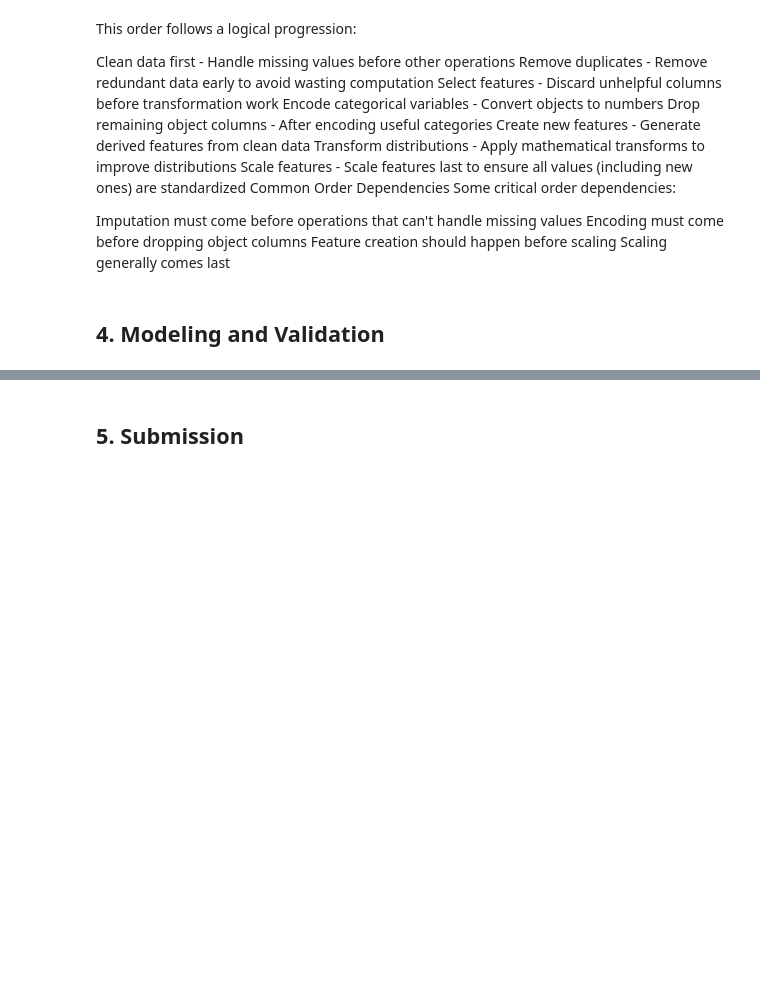
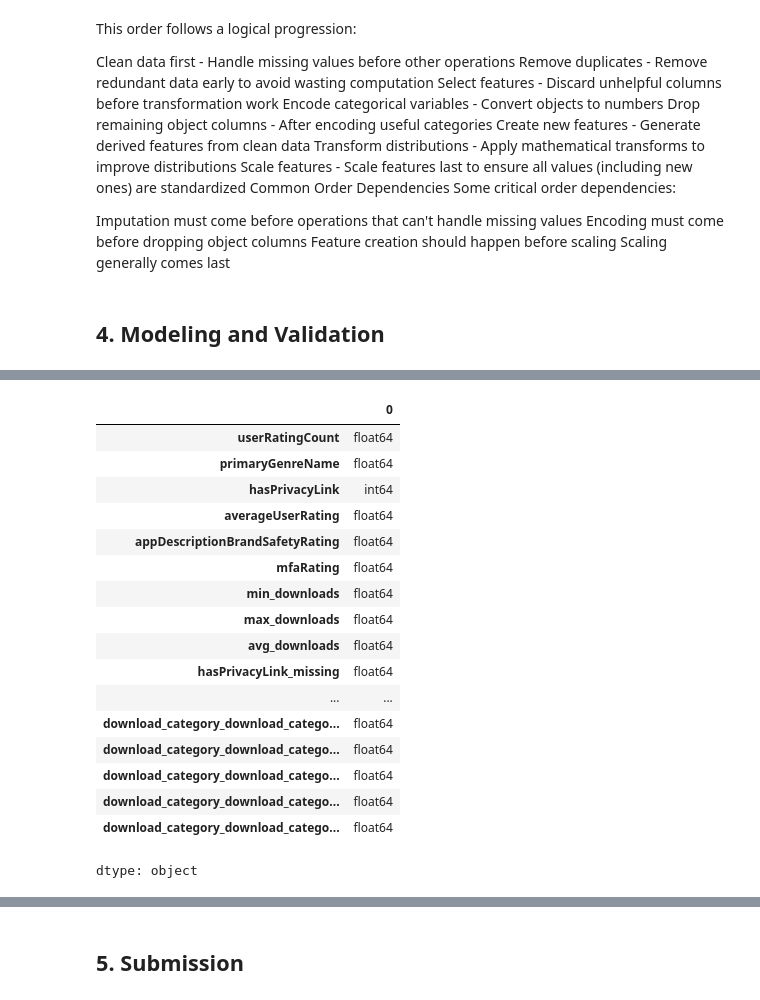
Before and after one commit to Reasondro/FindIT, a Jupyter notebook: Find_IT_Ale.ipynb, the cells around one changed output, grey strips where cells are left out. Saved outputs shown, nothing was run; the diff lists cells and outputs as text; code cells hidden in the pictures; blank space fills up the shorter version.

```diff
--- a/Find_IT_Ale.ipynb
+++ b/Find_IT_Ale.ipynb
@@ -1442,0 +1398,21 @@ X_train, y_train = my_smote(X_train, y_train)
+# %%
+X_train.dtypes
+# %% [output]
+|  | 0 |
+| userRatingCount | float64 |
+| primaryGenreName | float64 |
+| hasPrivacyLink | int64 |
+| averageUserRating | float64 |
+| appDescriptionBrandSafetyRating | float64 |
+| mfaRating | float64 |
+| min_downloads | float64 |
+| max_downloads | float64 |
+| avg_downloads | float64 |
+| hasPrivacyLink_missing | float64 |
+| ... | ... |
+| download_category_download_catego... | float64 |
+| download_category_download_catego... | float64 |
+| download_category_download_catego... | float64 |
+| download_category_download_catego... | float64 |
+| download_category_download_catego... | float64 |
+dtype: object
```
Also changed, not shown: parts of 11 cells of this notebook.
